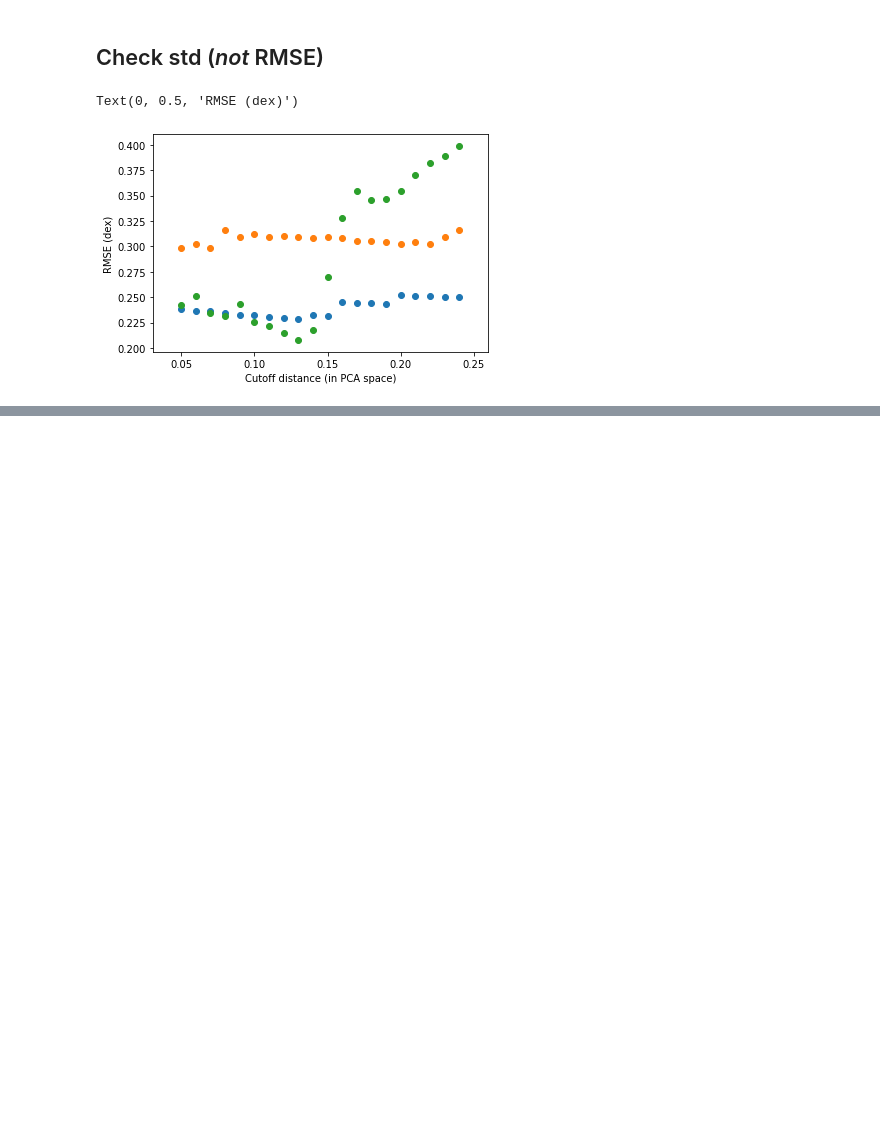
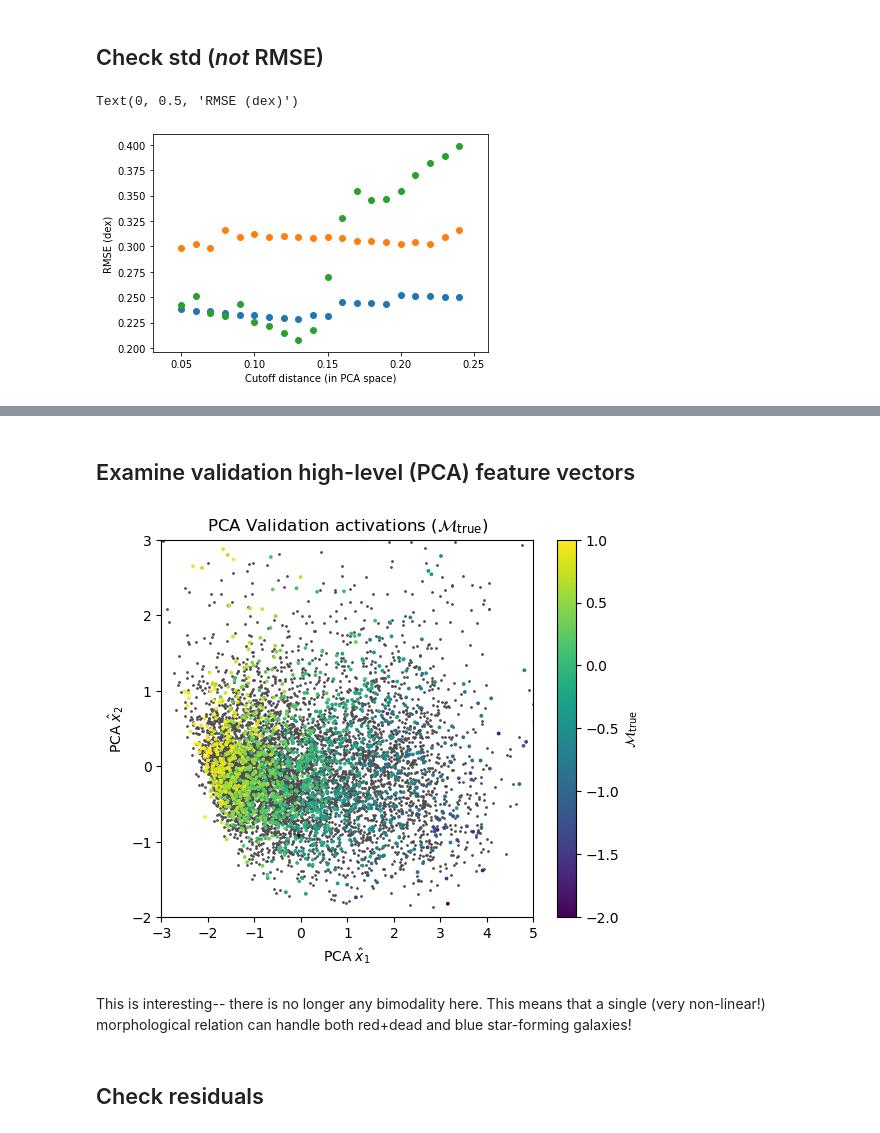
Before and after one commit to jwuphysics/HI-convnets, a Jupyter notebook: notebook/updates/41. Assigning confidences.ipynb, the cells around one changed output, grey strips where cells are left out. Saved outputs shown, nothing was run; the diff lists cells and outputs as text; code cells hidden in the pictures; blank space fills up the shorter version.

```diff
--- a/notebook/updates/41. Assigning confidences.ipynb
+++ b/notebook/updates/41. Assigning confidences.ipynb
@@ -136,3 +77,0 @@ train_acts_PCA = np.load(f'{PATH}/results/confidence/train_acts_PCA-combined.npy
-# %%
-with open(f'{PATH}/results/confidence/PCA-model_train_acts-combined.pkl', 'wb') as f:
-    pickle.dump(pca, f)
@@ -530,0 +488,2 @@ Text(0, 0.5, 'RMSE (dex)')
+# %% [markdown]
+## Examine validation high-level (PCA) feature vectors
@@ -530,0 +496,6 @@ Text(0, 0.5, 'RMSE (dex)')
+# %%
+# with open(f'{PATH}/results/confidence/PCA-model_train_acts-combined.pkl', 'wb') as f:
+#     pickle.dump(pca, f)
+
+with open(f'{PATH}/results/confidence/PCA-model_train_acts-combined.pkl', 'rb') as f:
+    pca = pickle.load(f)
@@ -530,0 +507,23 @@ Text(0, 0.5, 'RMSE (dex)')
+# %%
+plt.figure(figsize=(6, 5), dpi=100)
+plt.scatter(train_acts_PCA[:, 0], train_acts_PCA[:, 1], c='0.3', s=1)
+
+plt.scatter(valid_acts_PCA[:, 0], valid_acts_PCA[:, 1], c=data.valid_ds.y.items, vmin=-2, vmax=1, s=3)
+
+cb = plt.colorbar()
+
+plt.title(f'PCA Validation activations ' r'($\mathcal{M}_{\rm true}$)')
+cb.set_label(r'$\mathcal{M}_{\rm true}$')
+plt.xlabel(r'PCA $\hat x_1$')
+plt.ylabel(r'PCA $\hat x_2$')
+
+plt.xlim(-3, 5)
+plt.ylim(-2, 3)
+
+plt.show()
+# %% [output]
+[figure, added]
+# %% [markdown]
+This is interesting-- there is no longer any bimodality here. This means that a single (very non-linear!) morphological relation can handle both red+dead and blue star-forming galaxies!
+# %% [markdown]
+## Check residuals
```
Also changed, not shown: parts of 27 cells of this notebook, 1 other file.
